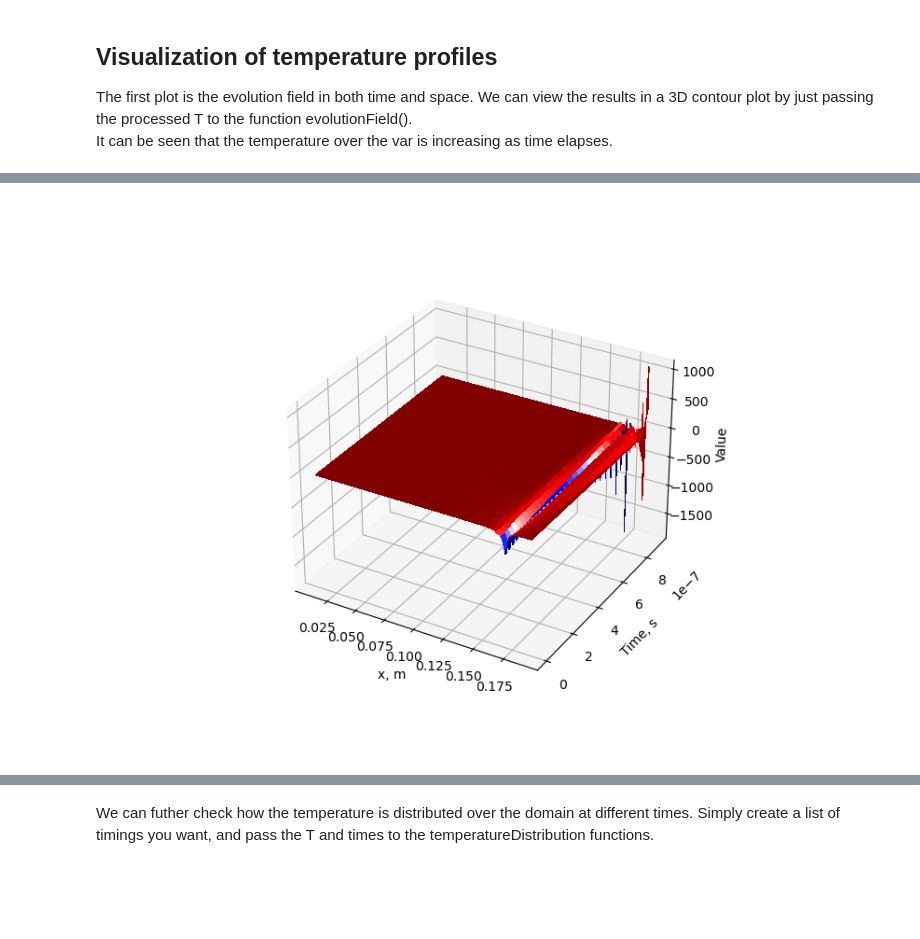
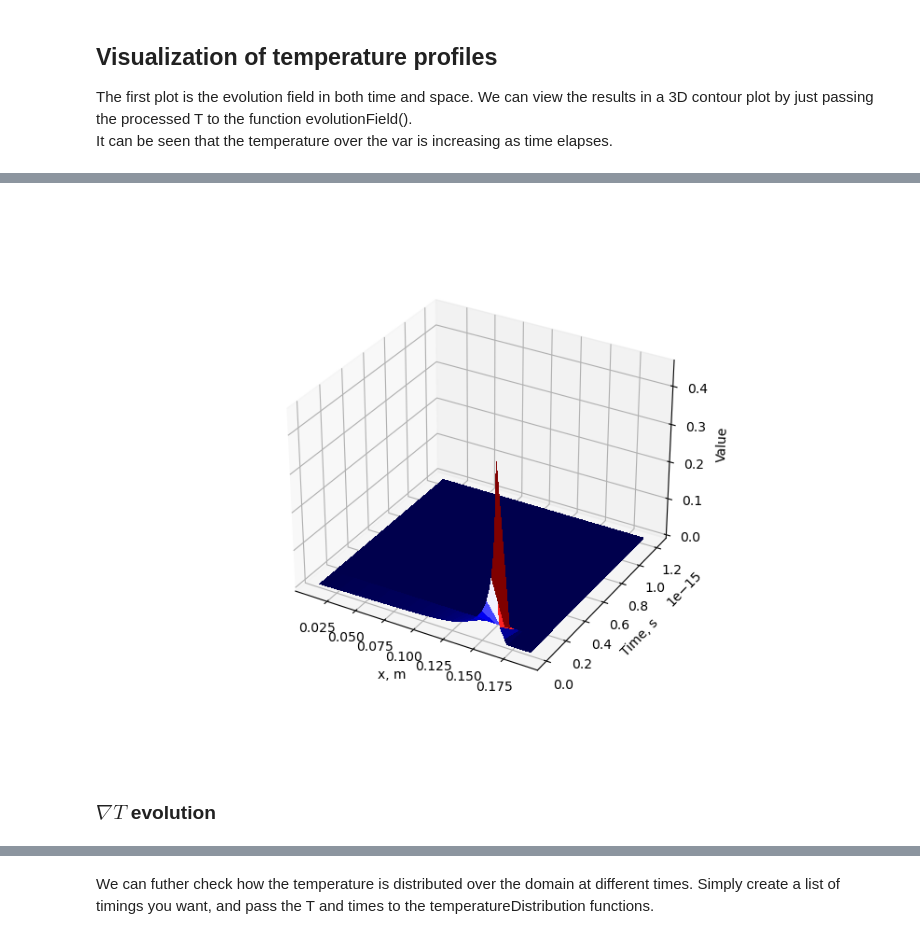
Before and after one commit to Lexmidan/nonloc_heatflux, a Jupyter notebook: PyTorch/time-evolv-heatflux.ipynb, the cells around one changed output, grey strips where cells are left out. Drawn from its saved outputs; the diff is of its cells as text; code cells hidden in the pictures; blank space fills up the shorter version.

```diff
--- a/PyTorch/time-evolv-heatflux.ipynb
+++ b/PyTorch/time-evolv-heatflux.ipynb
@@ -104,6 +86,8 @@ T = pd.DataFrame(results)
 alpha3d=pd.DataFrame(alphas, columns=T.columns,index=T.index)
 beta3d=pd.DataFrame(betas, columns=T.columns,index=T.index)
 heatflux3d=pd.DataFrame(heatflux, columns=T.columns,index=T.index)
+
+endframe=-1
 # %% [markdown]
 ## Visualization of temperature profiles
 The first plot is the evolution field in both time and space. We can view the results in a 3D contour plot by just passing the processed T to the function evolutionField(). <br>
@@ -122,0 +109,12 @@ for step, timestep in enumerate(T.columns[:28]):
+# %%
+import matplotlib.pyplot as plt
+Knprofile=pd.DataFrame(cache['Kn_prof'], columns=cache['times'],index=para['x'])
+CoulombLog=23-np.log(np.sqrt(cache['ne'])*para['InitZbarProfile']/para['InitTeProfile']**1.5)
+
+knfig, knax = plt.subplots(3,1, figsize=(9,6))
+knax[0].plot(Knprofile.index,Knprofile[T.columns[1]], alpha=0.6, lw=4, color='red', label='Kn calculated manually')
+#knax[0].plot(para['x'],para['InitKnProfile'], label='Initial Kn')
+knax[1].plot(para['x'], CoulombLog, label=r'Coulomb $\Lambda$')
+knax[0].legend(loc='best')
+knax[1].legend(loc='best')
+knax[2].plot(para['x'],Knprofile[T.columns[1]]/para['InitKnProfile'], label='Initial Kn')
@@ -123,5 +124,7 @@ for step, timestep in enumerate(T.columns[:28]):
 # %%
-pp.evolutionField(preKnprofile[T.columns[:28]])
+pp.evolutionField(Knprofile[T.columns[:endframe]])
 # %% [output]
-[figure, old version]
+[figure, new version]
+# %% [markdown]
+### $\nabla{T}$ evolution
 # %%
```
Also changed, not shown: parts of 16 cells of this notebook, 5 other files.
